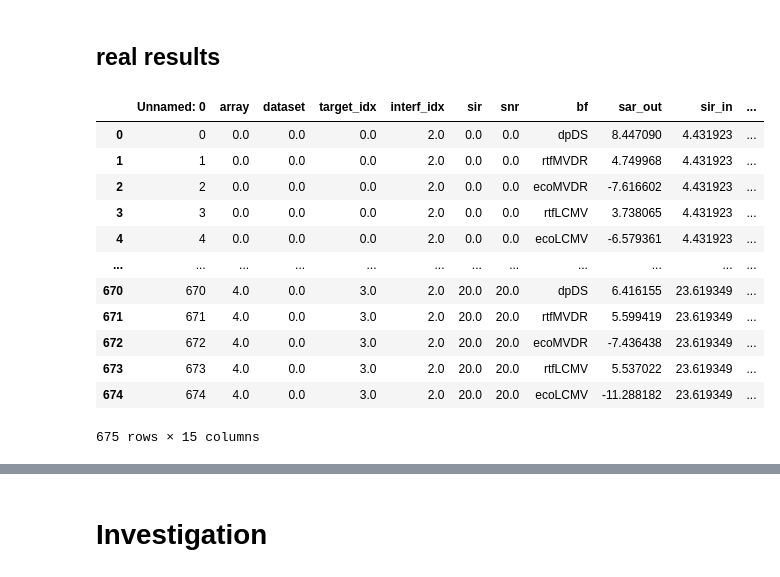
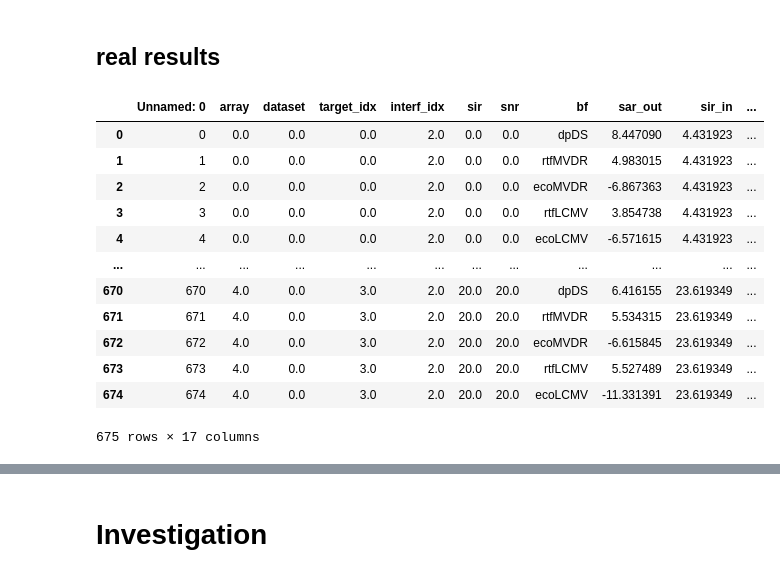
Before and after one commit to Chutlhu/dEchorate, a Jupyter notebook: notebooks/Echo aware Beamforming - results.ipynb, the cells around one changed output, grey strips where cells are left out. Saved outputs shown, nothing was run; the diff lists cells and outputs as text; code cells hidden in the pictures.

```diff
--- a/notebooks/Echo aware Beamforming - results.ipynb
+++ b/notebooks/Echo aware Beamforming - results.ipynb
@@ -30,24 +30,24 @@ results_synt
 # %% [markdown]
 ## real results
 # %%
-filename = '2020-07-20_results_real_dataset-0.csv'
+filename = '2020-07-21_results_real_dataset-0.csv'
 path_to_data = '../recipes/echo_aware_processing/' + filename
 results_real = pd.read_csv(path_to_data)
 results_real
 # %% [output]
 |  | Unnamed: 0 | array | dataset | target_idx | interf_idx | sir | snr | bf | sar_out | sir_in | ... |
 | 0 | 0 | 0.0 | 0.0 | 0.0 | 2.0 | 0.0 | 0.0 | dpDS | 8.447090 | 4.431923 | ... |
-| 1 | 1 | 0.0 | 0.0 | 0.0 | 2.0 | 0.0 | 0.0 | rtfMVDR | 4.749968 | 4.431923 | ... |
-| 2 | 2 | 0.0 | 0.0 | 0.0 | 2.0 | 0.0 | 0.0 | ecoMVDR | -7.616602 | 4.431923 | ... |
-| 3 | 3 | 0.0 | 0.0 | 0.0 | 2.0 | 0.0 | 0.0 | rtfLCMV | 3.738065 | 4.431923 | ... |
-| 4 | 4 | 0.0 | 0.0 | 0.0 | 2.0 | 0.0 | 0.0 | ecoLCMV | -6.579361 | 4.431923 | ... |
+| 1 | 1 | 0.0 | 0.0 | 0.0 | 2.0 | 0.0 | 0.0 | rtfMVDR | 4.983015 | 4.431923 | ... |
+| 2 | 2 | 0.0 | 0.0 | 0.0 | 2.0 | 0.0 | 0.0 | ecoMVDR | -6.867363 | 4.431923 | ... |
+| 3 | 3 | 0.0 | 0.0 | 0.0 | 2.0 | 0.0 | 0.0 | rtfLCMV | 3.854738 | 4.431923 | ... |
+| 4 | 4 | 0.0 | 0.0 | 0.0 | 2.0 | 0.0 | 0.0 | ecoLCMV | -6.571615 | 4.431923 | ... |
 | ... | ... | ... | ... | ... | ... | ... | ... | ... | ... | ... | ... |
 | 670 | 670 | 4.0 | 0.0 | 3.0 | 2.0 | 20.0 | 20.0 | dpDS | 6.416155 | 23.619349 | ... |
-| 671 | 671 | 4.0 | 0.0 | 3.0 | 2.0 | 20.0 | 20.0 | rtfMVDR | 5.599419 | 23.619349 | ... |
-| 672 | 672 | 4.0 | 0.0 | 3.0 | 2.0 | 20.0 | 20.0 | ecoMVDR | -7.436438 | 23.619349 | ... |
-| 673 | 673 | 4.0 | 0.0 | 3.0 | 2.0 | 20.0 | 20.0 | rtfLCMV | 5.537022 | 23.619349 | ... |
-| 674 | 674 | 4.0 | 0.0 | 3.0 | 2.0 | 20.0 | 20.0 | ecoLCMV | -11.288182 | 23.619349 | ... |
+| 671 | 671 | 4.0 | 0.0 | 3.0 | 2.0 | 20.0 | 20.0 | rtfMVDR | 5.534315 | 23.619349 | ... |
+| 672 | 672 | 4.0 | 0.0 | 3.0 | 2.0 | 20.0 | 20.0 | ecoMVDR | -6.615845 | 23.619349 | ... |
+| 673 | 673 | 4.0 | 0.0 | 3.0 | 2.0 | 20.0 | 20.0 | rtfLCMV | 5.527489 | 23.619349 | ... |
+| 674 | 674 | 4.0 | 0.0 | 3.0 | 2.0 | 20.0 | 20.0 | ecoLCMV | -11.331391 | 23.619349 | ... |
-675 rows × 15 columns
+675 rows × 17 columns
 # %%
 results_real['data'] = 'real'
 results_synt['data'] = 'synt'
```
Also changed, not shown: parts of 10 cells of this notebook, 10 other files.
